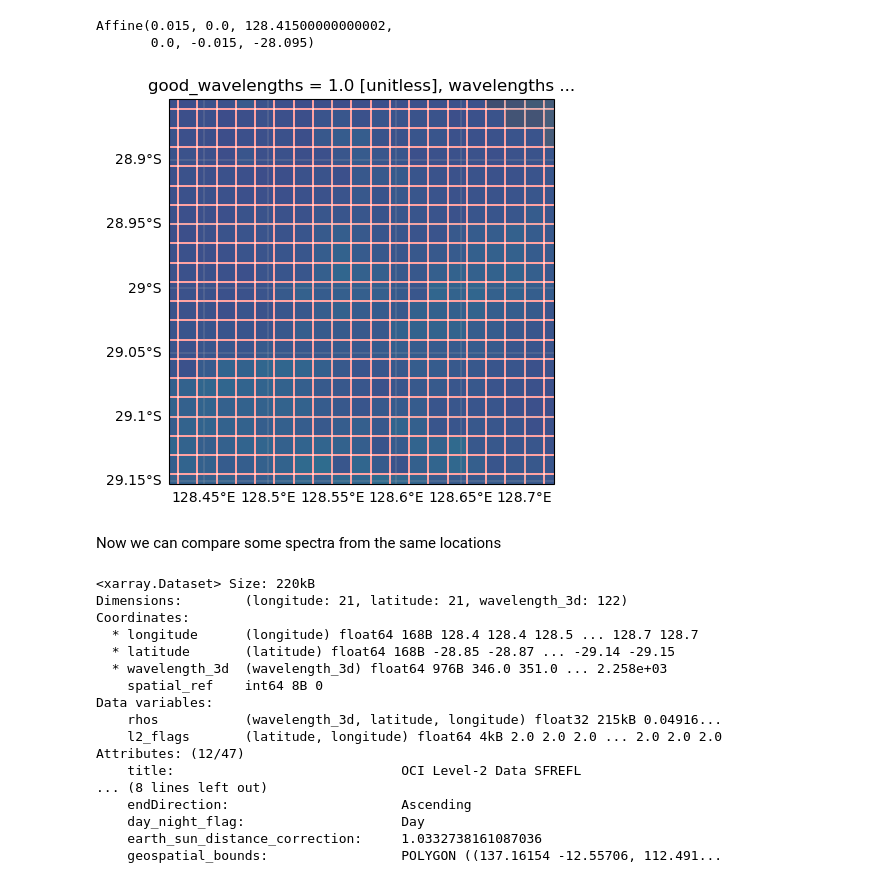
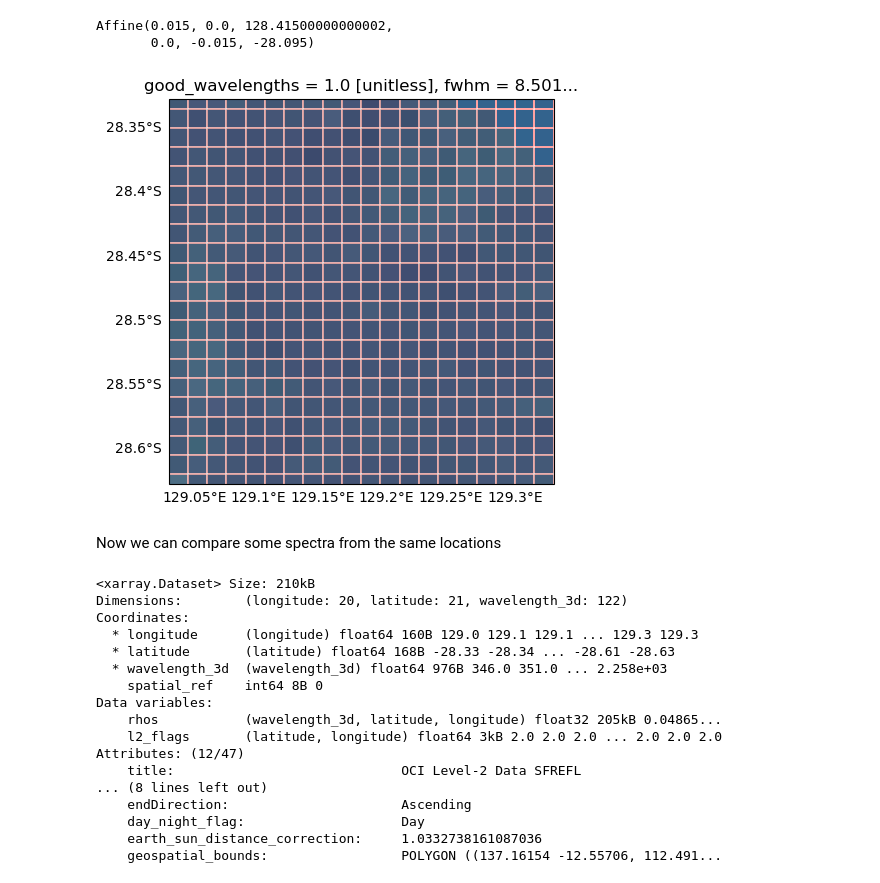
Before and after one commit to skyecaplan/VITALS, a Jupyter notebook: community_contributed/PACE_EMIT/02_Align_PACE_EMIT_Grids.ipynb, the cells around one changed output. Drawn from its saved outputs; the diff is of its cells as text; code cells hidden in the pictures.

```diff
--- a/community_contributed/PACE_EMIT/02_Align_PACE_EMIT_Grids.ipynb
+++ b/community_contributed/PACE_EMIT/02_Align_PACE_EMIT_Grids.ipynb
@@ -361,35 +354,35 @@ Affine(0.015, 0.0, 128.41500000000002,
 # %%
 # Plot overlapping to show same size pixels
 #TODO: Add bg cartopy elements, and maybe do this above to not be repetitive
 fig, ax = plt.subplots(figsize=(13,5), subplot_kw=dict(projection=ccrs.PlateCarree()))
 oci_gridded.rhos.sel({"wavelength_3d":860}, method="nearest").plot(vmin=0, vmax=1, transform=ccrs.PlateCarree(),linewidth=0.05, edgecolors="red", add_colorbar=False)
 emit_p015.reflectance.sel({"wavelengths":860}, method="nearest").plot(vmin=0, vmax=1, cmap="Greys_r", transform=ccrs.PlateCarree(),  linewidth=0.05, edgecolors="white", add_colorbar=False, alpha=0.4)
 #ax.set_extent([emit_p015.longitude.min(), emit_p015.longitude.min()+0.03, emit_p015.latitude.min(), emit_p015.latitude.min()+0.03])
-ax.set_extent([emit_p015.longitude.min(), emit_p015.longitude.min()+0.3, emit_p015.latitude.min(), emit_p015.latitude.min()+0.3])
-ax.gridlines(draw_labels={"left": "y", "bottom": "x"}, linewidth=0.25)
+ax.set_extent([emit_p015.longitude.median(), emit_p015.longitude.median()+0.3, emit_p015.latitude.median(), emit_p015.latitude.median()+0.3])
+ax.gridlines(draw_labels={"left": "y", "bottom": "x"}, alpha=0.0)
 plt.show()
 # %% [output]
-[figure, old version]
+[figure, new version]
 # %% [markdown]
 Now we can compare some spectra from the same locations
 # %%
 # Subset:
-oci_sub = oci_gridded.sel({"longitude": slice(emit_p015.longitude.min(), emit_p015.longitude.min()+0.3),
-                         "latitude": slice(emit_p015.latitude.min()+0.3, emit_p015.latitude.min())})
-emit_sub = emit_p015.sel({"longitude": slice(emit_p015.longitude.min(), emit_p015.longitude.min()+0.3),
-                         "latitude": slice(emit_p015.latitude.min()+0.3, emit_p015.latitude.min())})
+oci_sub = oci_gridded.sel({"longitude": slice(emit_p015.longitude.median(), emit_p015.longitude.median()+0.3),
+                         "latitude": slice(emit_p015.latitude.median()+0.3, emit_p015.latitude.median())})
+emit_sub = emit_p015.sel({"longitude": slice(emit_p015.longitude.median(), emit_p015.longitude.median()+0.3),
+                         "latitude": slice(emit_p015.latitude.median()+0.3, emit_p015.latitude.median())})
 oci_sub
 # %% [output]
-<xarray.Dataset> Size: 220kB
-Dimensions:        (longitude: 21, latitude: 21, wavelength_3d: 122)
+<xarray.Dataset> Size: 210kB
+Dimensions:        (longitude: 20, latitude: 21, wavelength_3d: 122)
 Coordinates:
-  * longitude      (longitude) float64 168B 128.4 128.4 128.5 ... 128.7 128.7
-  * latitude       (latitude) float64 168B -28.85 -28.87 ... -29.14 -29.15
+  * longitude      (longitude) float64 160B 129.0 129.1 129.1 ... 129.3 129.3
+  * latitude       (latitude) float64 168B -28.33 -28.34 ... -28.61 -28.63
   * wavelength_3d  (wavelength_3d) float64 976B 346.0 351.0 ... 2.258e+03
     spatial_ref    int64 8B 0
 Data variables:
-    rhos           (wavelength_3d, latitude, longitude) float32 215kB 0.04916...
-    l2_flags       (latitude, longitude) float64 4kB 2.0 2.0 2.0 ... 2.0 2.0 2.0
+    rhos           (wavelength_3d, latitude, longitude) float32 205kB 0.04865...
+    l2_flags       (latitude, longitude) float64 3kB 2.0 2.0 2.0 ... 2.0 2.0 2.0
 Attributes: (12/47)
     title:                             OCI Level-2 Data SFREFL
 ... (8 lines left out)
```
Also changed, not shown: parts of 9 cells of this notebook, 1 other file.
